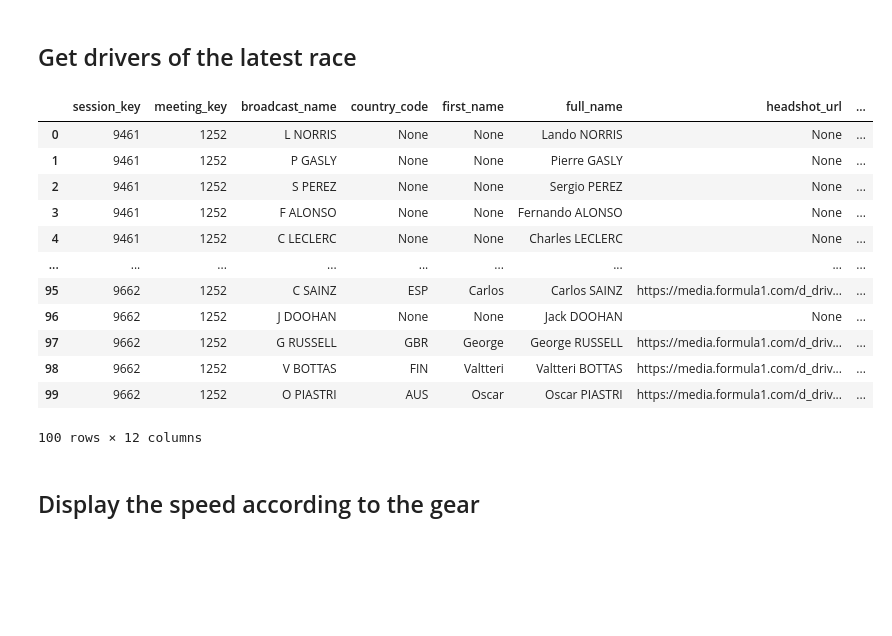
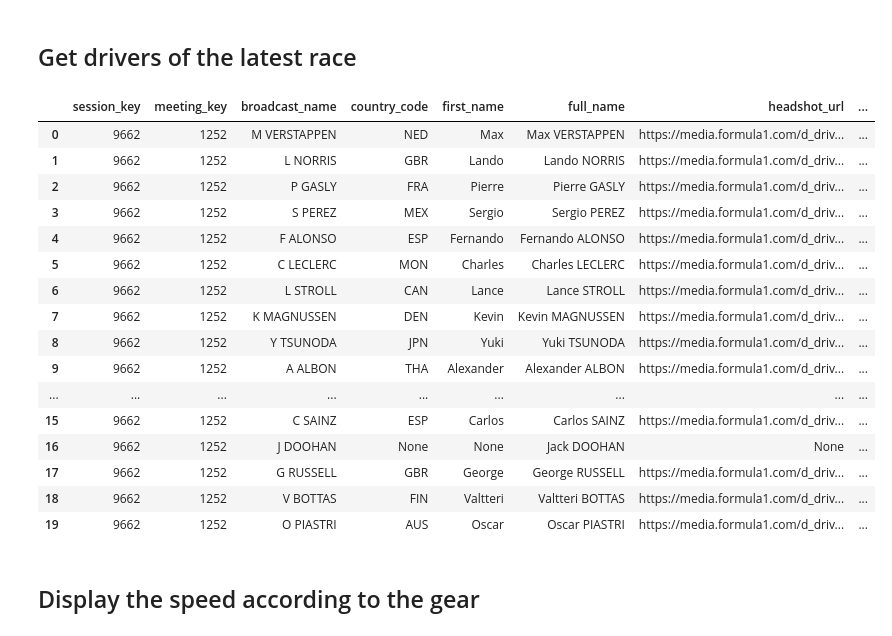
Before and after one commit to QQTipu/formula1, a Jupyter notebook: playground.ipynb, the cells around one changed output. Saved outputs shown, nothing was run; the diff lists cells and outputs as text; code cells hidden in the pictures; blank space fills up the shorter version.

```diff
--- a/playground.ipynb
+++ b/playground.ipynb
@@ -38,24 +39,28 @@ races
 # %% [markdown]
 ## Get drivers of the latest race
 # %%
-response = urlopen('https://api.openf1.org/v1/drivers?&=latest')
+response = urlopen('https://api.openf1.org/v1/drivers?session_key=latest')
 data = json.loads(response.read().decode('utf-8'))
 drivers = pd.DataFrame(data)
 drivers
 # %% [output]
 |  | session_key | meeting_key | broadcast_name | country_code | first_name | full_name | headshot_url | ... |
-| 0 | 9461 | 1252 | L NORRIS | None | None | Lando NORRIS | None | ... |
-| 1 | 9461 | 1252 | P GASLY | None | None | Pierre GASLY | None | ... |
-| 2 | 9461 | 1252 | S PEREZ | None | None | Sergio PEREZ | None | ... |
-| 3 | 9461 | 1252 | F ALONSO | None | None | Fernando ALONSO | None | ... |
-| 4 | 9461 | 1252 | C LECLERC | None | None | Charles LECLERC | None | ... |
+| 0 | 9662 | 1252 | M VERSTAPPEN | NED | Max | Max VERSTAPPEN | https://media.formula1.com/d_driv... | ... |
+| 1 | 9662 | 1252 | L NORRIS | GBR | Lando | Lando NORRIS | https://media.formula1.com/d_driv... | ... |
+| 2 | 9662 | 1252 | P GASLY | FRA | Pierre | Pierre GASLY | https://media.formula1.com/d_driv... | ... |
+| 3 | 9662 | 1252 | S PEREZ | MEX | Sergio | Sergio PEREZ | https://media.formula1.com/d_driv... | ... |
+| 4 | 9662 | 1252 | F ALONSO | ESP | Fernando | Fernando ALONSO | https://media.formula1.com/d_driv... | ... |
+| 5 | 9662 | 1252 | C LECLERC | MON | Charles | Charles LECLERC | https://media.formula1.com/d_driv... | ... |
+| 6 | 9662 | 1252 | L STROLL | CAN | Lance | Lance STROLL | https://media.formula1.com/d_driv... | ... |
+| 7 | 9662 | 1252 | K MAGNUSSEN | DEN | Kevin | Kevin MAGNUSSEN | https://media.formula1.com/d_driv... | ... |
+| 8 | 9662 | 1252 | Y TSUNODA | JPN | Yuki | Yuki TSUNODA | https://media.formula1.com/d_driv... | ... |
+| 9 | 9662 | 1252 | A ALBON | THA | Alexander | Alexander ALBON | https://media.formula1.com/d_driv... | ... |
 | ... | ... | ... | ... | ... | ... | ... | ... | ... |
-| 95 | 9662 | 1252 | C SAINZ | ESP | Carlos | Carlos SAINZ | https://media.formula1.com/d_driv... | ... |
-| 96 | 9662 | 1252 | J DOOHAN | None | None | Jack DOOHAN | None | ... |
-| 97 | 9662 | 1252 | G RUSSELL | GBR | George | George RUSSELL | https://media.formula1.com/d_driv... | ... |
-| 98 | 9662 | 1252 | V BOTTAS | FIN | Valtteri | Valtteri BOTTAS | https://media.formula1.com/d_driv... | ... |
-| 99 | 9662 | 1252 | O PIASTRI | AUS | Oscar | Oscar PIASTRI | https://media.formula1.com/d_driv... | ... |
+| 15 | 9662 | 1252 | C SAINZ | ESP | Carlos | Carlos SAINZ | https://media.formula1.com/d_driv... | ... |
+| 16 | 9662 | 1252 | J DOOHAN | None | None | Jack DOOHAN | None | ... |
+| 17 | 9662 | 1252 | G RUSSELL | GBR | George | George RUSSELL | https://media.formula1.com/d_driv... | ... |
+| 18 | 9662 | 1252 | V BOTTAS | FIN | Valtteri | Valtteri BOTTAS | https://media.formula1.com/d_driv... | ... |
+| 19 | 9662 | 1252 | O PIASTRI | AUS | Oscar | Oscar PIASTRI | https://media.formula1.com/d_driv... | ... |
-100 rows × 12 columns
 # %% [markdown]
 ## Display the speed according to the gear
 # %%
```
Also changed, not shown: parts of 3 cells of this notebook.
